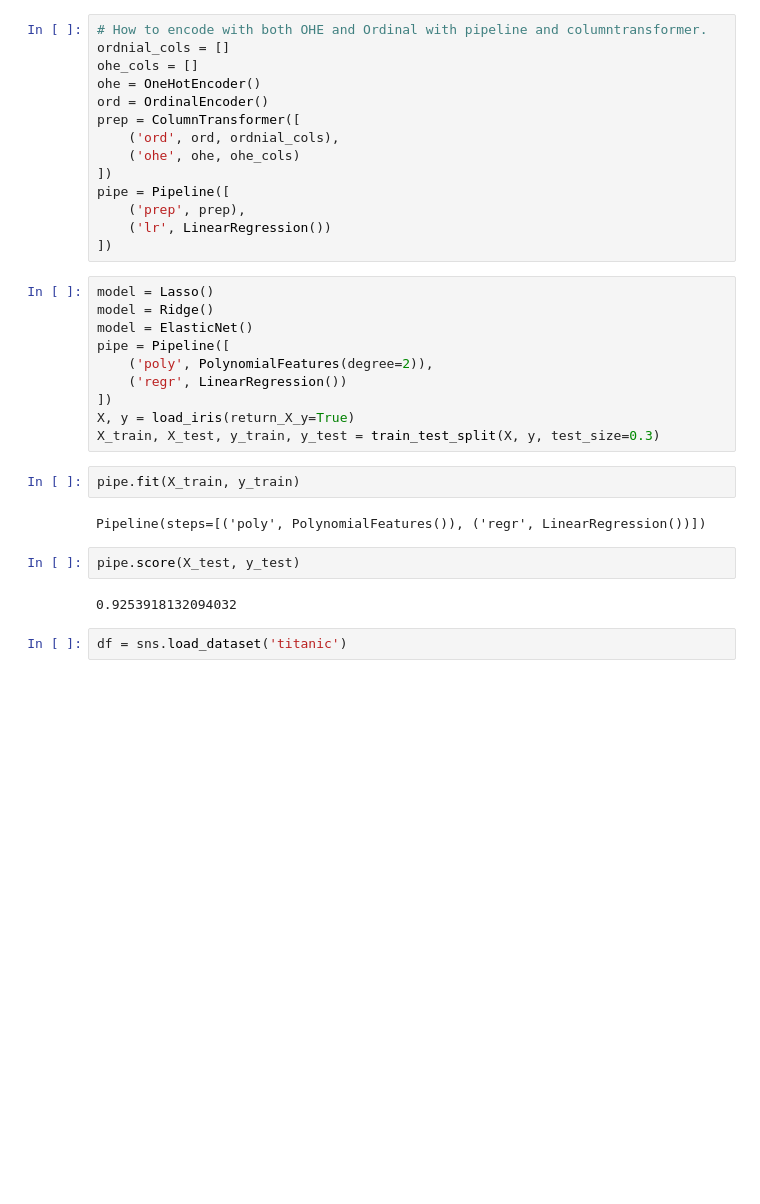
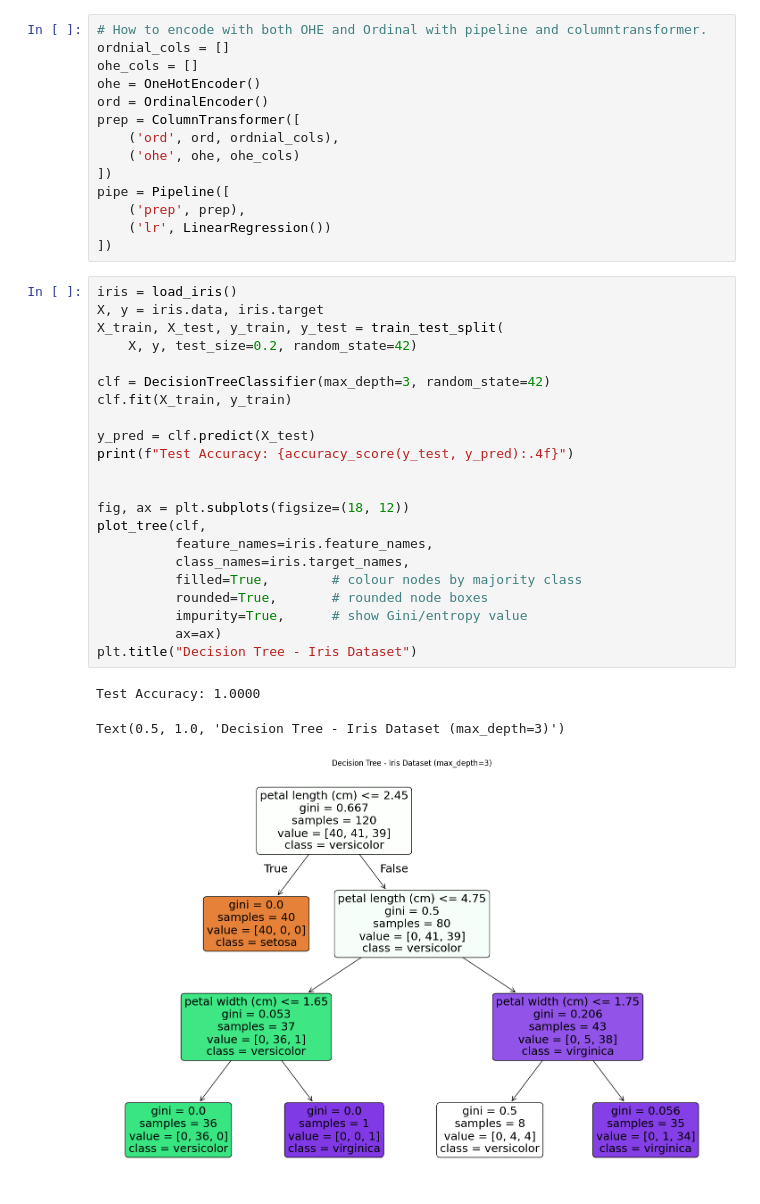
Before and after one commit to Lampard7crypt/Data-Science-Python, a Jupyter notebook: temp.ipynb, the cells around one changed output. Saved outputs shown, nothing was run; the diff lists cells and outputs as text; blank space fills up the shorter version.

Commit message:
feat: Decision Tree Classifier and plot_tree on iris

```diff
--- a/temp.ipynb
+++ b/temp.ipynb
@@ -25,23 +27,29 @@ pipe = Pipeline([
     ('prep', prep),
     ('lr', LinearRegression())
 ])
-# %%
-model = Lasso()
-model = Ridge()
-model = ElasticNet()
-pipe = Pipeline([
-    ('poly', PolynomialFeatures(degree=2)),
-    ('regr', LinearRegression())
-])
-X, y = load_iris(return_X_y=True)
-X_train, X_test, y_train, y_test = train_test_split(X, y, test_size=0.3)
-# %%
-pipe.fit(X_train, y_train)
-# %% [output]
-Pipeline(steps=[('poly', PolynomialFeatures()), ('regr', LinearRegression())])
-# %%
-pipe.score(X_test, y_test)
-# %% [output]
-0.9253918132094032
-# %%
-df = sns.load_dataset('titanic')
+# %%
+iris = load_iris()
+X, y = iris.data, iris.target
+X_train, X_test, y_train, y_test = train_test_split(
+    X, y, test_size=0.2, random_state=42)
+
+clf = DecisionTreeClassifier(max_depth=3, random_state=42)
+clf.fit(X_train, y_train)
+
+y_pred = clf.predict(X_test)
+print(f"Test Accuracy: {accuracy_score(y_test, y_pred):.4f}")
+
+
+fig, ax = plt.subplots(figsize=(18, 12))
+plot_tree(clf,
+          feature_names=iris.feature_names,
+          class_names=iris.target_names,
+          filled=True,        # colour nodes by majority class
+          rounded=True,       # rounded node boxes
+          impurity=True,      # show Gini/entropy value
+          ax=ax)
+plt.title("Decision Tree - Iris Dataset")
+# %% [output]
+Test Accuracy: 1.0000
+Text(0.5, 1.0, 'Decision Tree - Iris Dataset (max_depth=3)')
+[figure, added]
```
Also changed, not shown: parts of 1 cell of this notebook, 1 other file.
